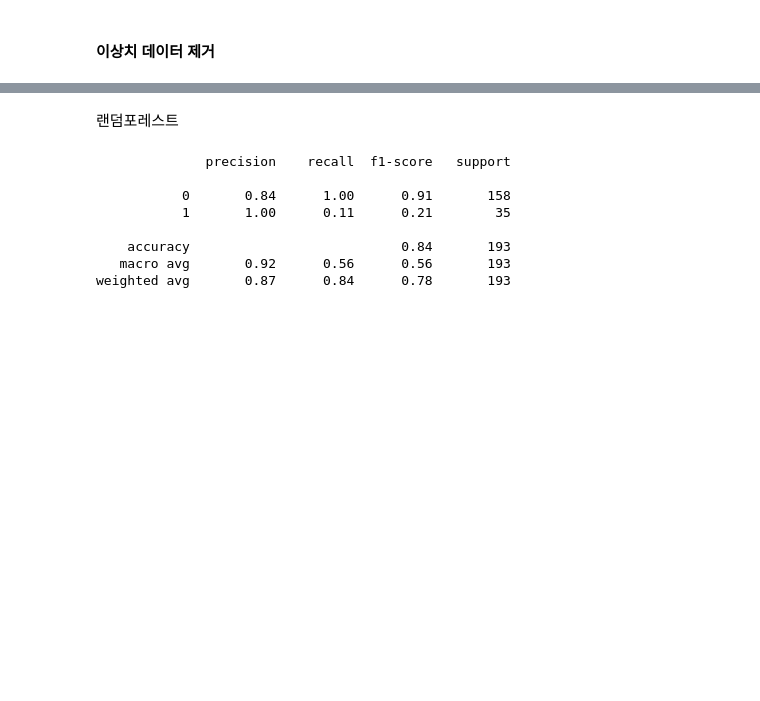
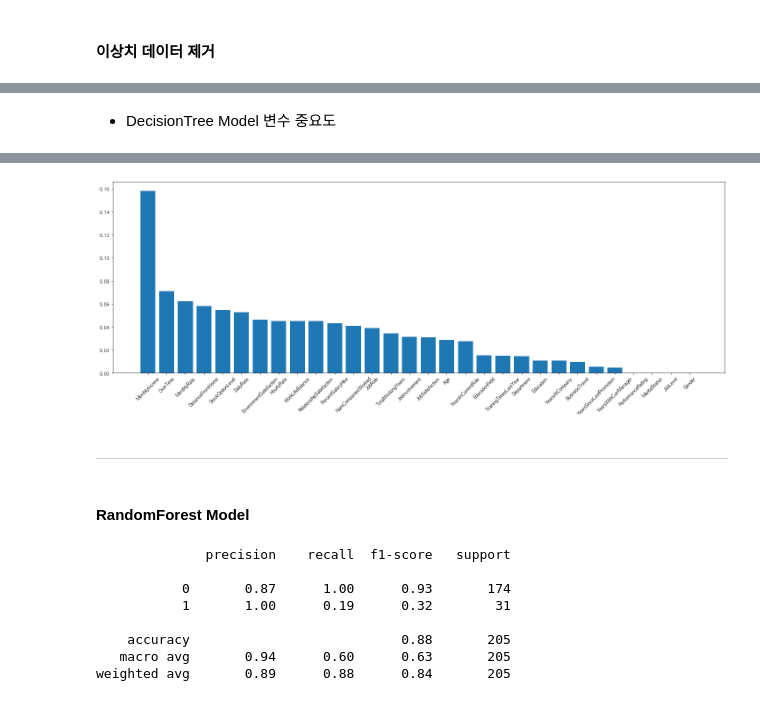
Before and after one commit to lee-jong-gu/attrition, a Jupyter notebook: Attrition MarkDown.ipynb, the cells around one changed output, grey strips where cells are left out. Drawn from its saved outputs; the diff is of its cells as text; code cells hidden in the pictures; blank space fills up the shorter version.

```diff
--- a/Attrition MarkDown.ipynb
+++ b/Attrition MarkDown.ipynb
@@ -643,5 +669,13 @@ weighted avg       0.80      0.79      0.79       193
+# %% [markdown]
+* DecisionTree Model 변수 중요도
 # %%
-# 의사결정나무 모델의 변수 중요도
+# DesisionTree Model 변수 중요도
 
 pd.DataFrame({'feature':x.columns, 'importance':clf_model.feature_importances_}).sort_values(by='importance',ascending=False).T
+clf_imp = pd.DataFrame({'feature':x.columns, 'importance':clf_model.feature_importances_}).sort_values(by='importance',ascending=False)
+
+fig = plt.figure(figsize=(25,8))
+plt.bar(clf_imp['feature'],clf_imp['importance'])
+plt.xticks(rotation=45)
+plt.show()
 # %% [output]
@@ -651,17 +682,24 @@ pd.DataFrame({'feature':x.columns, 'importance':clf_model.feature_importances_})
+[figure, added]
+# %% [markdown]
+---
 # %% [markdown]
-랜덤포레스트
+#### RandomForest Model
 # %%
 rf_model = RandomForestClassifier()
 rf_model.fit(x_train,y_train)
 y_pred = rf_model.predict(x_test)
-accuracy_score(y_test,y_pred)
+
+# 정확도 저장
+accuracy.append({'model':'RandomForestClassifier',
+                 'accuracy':round(accuracy_score(y_test,y_pred),2)})
+
 print(classification_report(y_test,y_pred))
 # %% [output]
               precision    recall  f1-score   support
 
-           0       0.84      1.00      0.91       158
-           1       1.00      0.11      0.21        35
+           0       0.87      1.00      0.93       174
+           1       1.00      0.19      0.32        31
 
-    accuracy                           0.84       193
-   macro avg       0.92      0.56      0.56       193
-weighted avg       0.87      0.84      0.78       193
+    accuracy                           0.88       205
+   macro avg       0.94      0.60      0.63       205
+weighted avg       0.89      0.88      0.84       205
```
Also changed, not shown: parts of 56 cells of this notebook.
